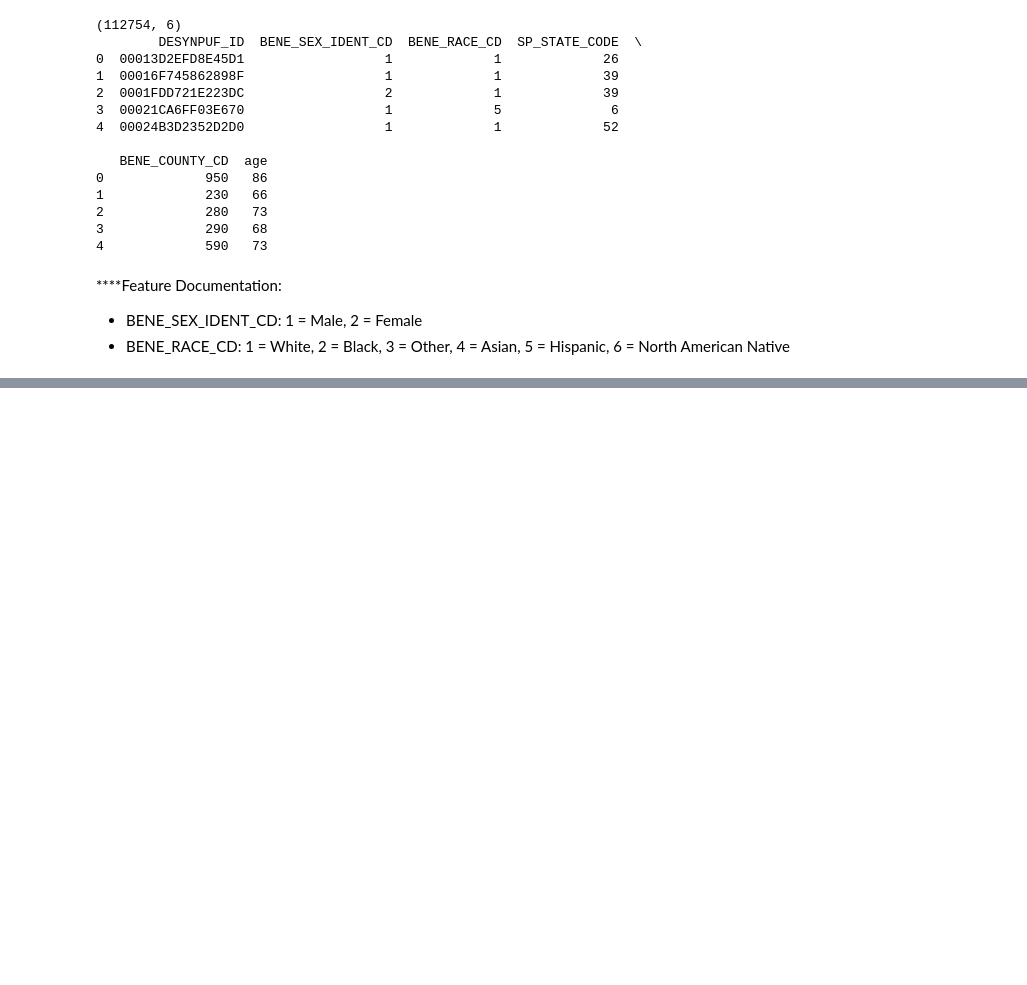
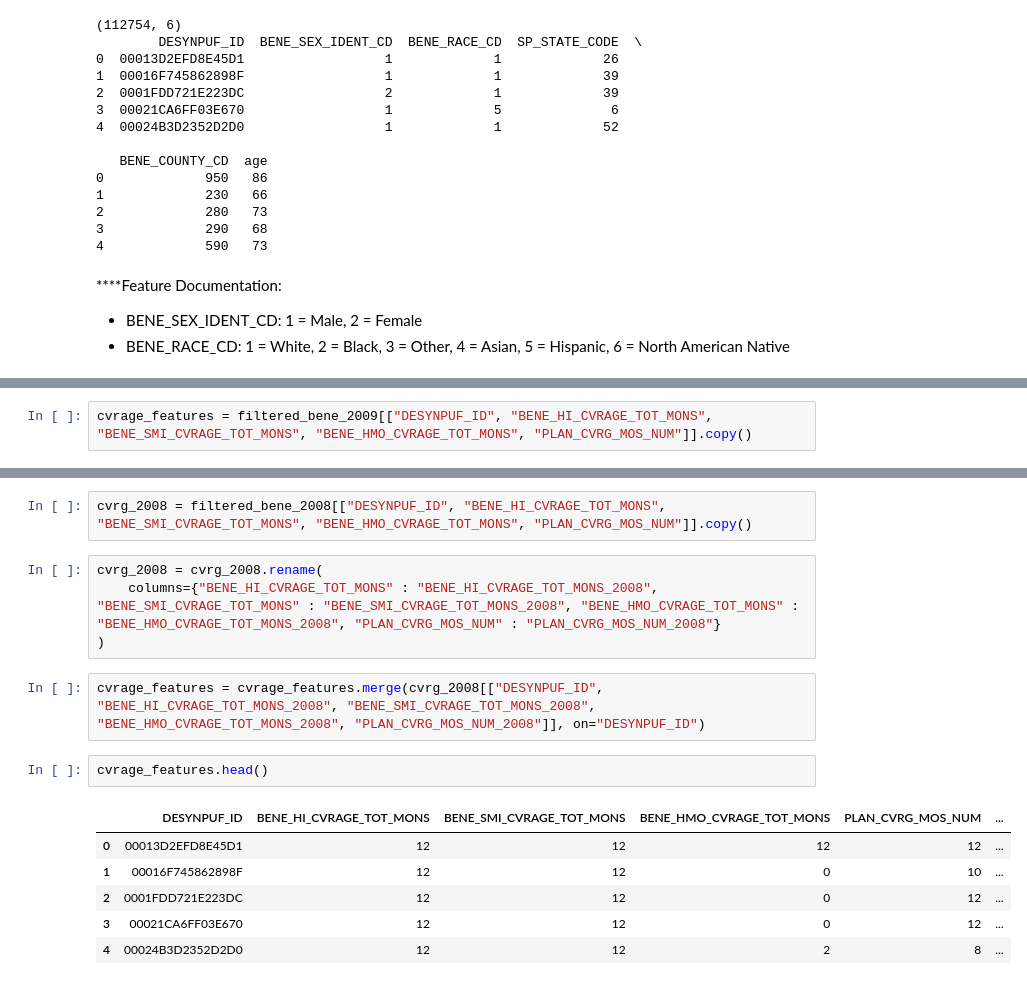
Before and after one commit to Mihira20/PCP-disengagement-risk-scorer, a Jupyter notebook: notebooks/01_EDA.ipynb, the cells around one changed output, grey strips where cells are left out. Drawn from its saved outputs; the diff is of its cells as text; blank space fills up the shorter version.

```diff
--- a/notebooks/01_EDA.ipynb
+++ b/notebooks/01_EDA.ipynb
@@ -457,0 +495,2 @@ print(demo_features.head())
+# %%
+cvrage_features = filtered_bene_2009[["DESYNPUF_ID", "BENE_HI_CVRAGE_TOT_MONS", "BENE_SMI_CVRAGE_TOT_MONS", "BENE_HMO_CVRAGE_TOT_MONS", "PLAN_CVRG_MOS_NUM"]].copy()
@@ -457,0 +526,17 @@ print(demo_features.head())
+# %%
+cvrg_2008 = filtered_bene_2008[["DESYNPUF_ID", "BENE_HI_CVRAGE_TOT_MONS", "BENE_SMI_CVRAGE_TOT_MONS", "BENE_HMO_CVRAGE_TOT_MONS", "PLAN_CVRG_MOS_NUM"]].copy()
+# %%
+cvrg_2008 = cvrg_2008.rename(
+    columns={"BENE_HI_CVRAGE_TOT_MONS" : "BENE_HI_CVRAGE_TOT_MONS_2008", "BENE_SMI_CVRAGE_TOT_MONS" : "BENE_SMI_CVRAGE_TOT_MONS_2008", "BENE_HMO_CVRAGE_TOT_MONS" : "BENE_HMO_CVRAGE_TOT_MONS_2008", "PLAN_CVRG_MOS_NUM" : "PLAN_CVRG_MOS_NUM_2008"}
+)
+# %%
+cvrage_features = cvrage_features.merge(cvrg_2008[["DESYNPUF_ID", "BENE_HI_CVRAGE_TOT_MONS_2008", "BENE_SMI_CVRAGE_TOT_MONS_2008", "BENE_HMO_CVRAGE_TOT_MONS_2008", "PLAN_CVRG_MOS_NUM_2008"]], on="DESYNPUF_ID")
+# %%
+cvrage_features.head()
+# %% [output]
+|  | DESYNPUF_ID | BENE_HI_CVRAGE_TOT_MONS | BENE_SMI_CVRAGE_TOT_MONS | BENE_HMO_CVRAGE_TOT_MONS | PLAN_CVRG_MOS_NUM | ... |
+| 0 | 00013D2EFD8E45D1 | 12 | 12 | 12 | 12 | ... |
+| 1 | 00016F745862898F | 12 | 12 | 0 | 10 | ... |
+| 2 | 0001FDD721E223DC | 12 | 12 | 0 | 12 | ... |
+| 3 | 00021CA6FF03E670 | 12 | 12 | 0 | 12 | ... |
+| 4 | 00024B3D2352D2D0 | 12 | 12 | 2 | 8 | ... |
```
Also changed, not shown: parts of 17 cells of this notebook.
